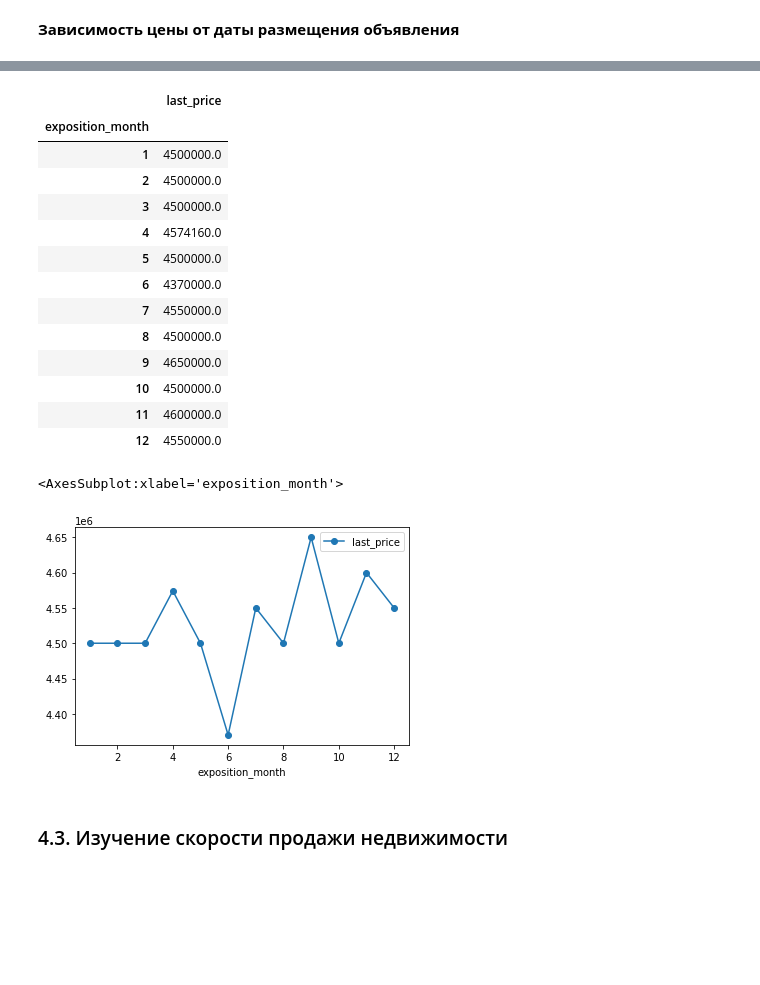
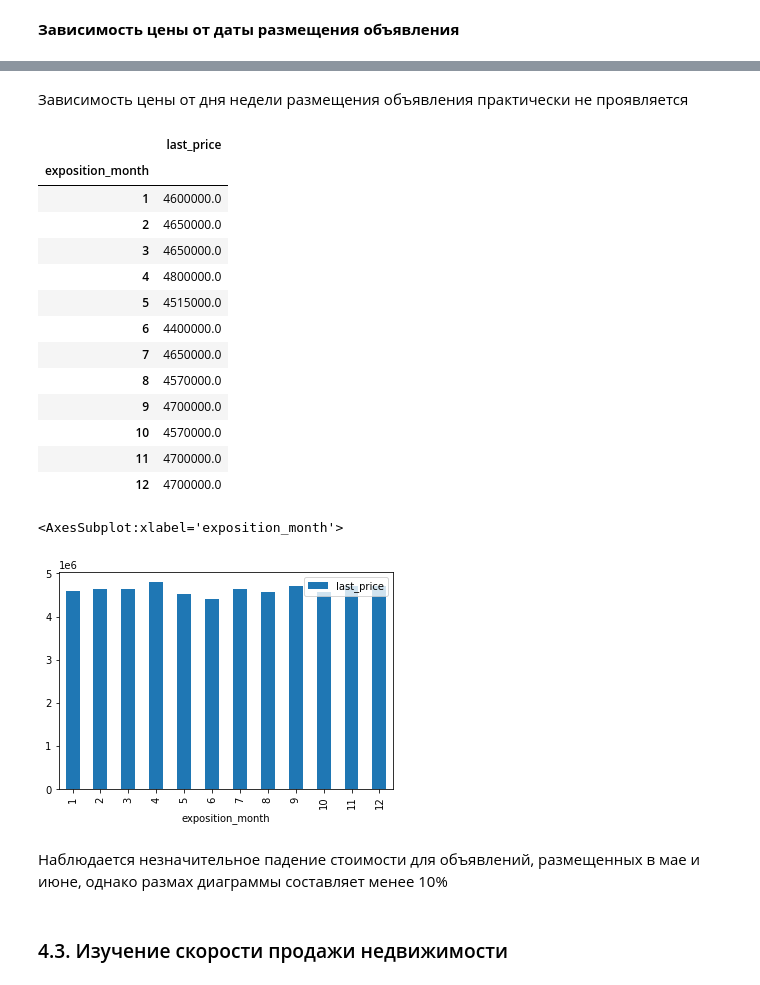
Before and after one commit to Alexman507/yandex_practicum_projects, a Jupyter notebook: real_estate/real_estate.ipynb, the cells around one changed output, grey strips where cells are left out. Cells and saved outputs as stored; diff of their text form; code cells hidden in the pictures; blank space fills up the shorter version.

```diff
--- a/real_estate/real_estate.ipynb
+++ b/real_estate/real_estate.ipynb
@@ -133,4 +125,6 @@ array([  2.7 ,    nan,   3.03,   2.5 ,   2.67,   2.56,   3.05,   2.75,
 Наблюдаются аномально высокие значения, такие как 27.0, 32.0. Вероятнее всего, реальные значения - 2.7, 3.2 соответственно.
 Все значения больше 20м заменяются на порядок меньшими.
 # %%
-df.replace(df['ceiling_height'][df['ceiling_height'] > 20], df['ceiling_height'][df['ceiling_height'] > 20]/10)
+for index in range(len(df['ceiling_height'])):
+    if df.loc[index, 'ceiling_height'] > 20:
+        df.loc[index, 'ceiling_height'] = df.loc[index, 'ceiling_height']/10
@@ -202,5 +211,6 @@ df['ponds_around3000'] = df['ponds_around3000'].astype(int)
 # %%
-df = df.dropna(subset='days_exposition').reset_index(drop=True)
+df['days_exposition'].fillna(0, inplace = True)
+df['days_exposition'] = df['days_exposition'].astype(int)
 # %% [markdown]
 **Населенный пункт**
 
@@ -343,9 +353,9 @@ df['exposition_year'] = df['first_day_exposition'].dt.year
 Добавляется столбец с типом этажа, на котором располагается квартира:
 `Первый`, `Последний` или `Другой`
 # %%
-df['floor_type'] = 'другой'
-df['floor_type'][df['floor'] == df['floors_total']] = 'последний'
-df['floor_type'][df['floor'] == 1] = 'первый'
+df.loc[:,'floor_type'] = 'другой'
+df.loc[:,'floor_type'][df.loc[:,'floor'] == df.loc[:,'floors_total']] = 'последний'
+df.loc[:,'floor_type'][df.loc[:,'floor'] == 1] = 'первый'
 # %% [output]
 A value is trying to be set on a copy of a slice from a DataFrame
 
@@ -715,28 +755,31 @@ median_price_by_exposition_weekday.plot(y='last_price',
+# %% [markdown]
+Зависимость цены от дня недели размещения объявления практически не проявляется
 # %%
 median_price_by_exposition_month = df.pivot_table(index='exposition_month', values='last_price', aggfunc='median')
 
 display(median_price_by_exposition_month)
 
 median_price_by_exposition_month.plot(y='last_price',
-                               kind = 'line',
-                               style='o-')
+                               kind = 'bar')
 # %% [output]
 |  | last_price |
 | exposition_month |  |
-| 1 | 4500000.0 |
-| 2 | 4500000.0 |
-| 3 | 4500000.0 |
-| 4 | 4574160.0 |
-| 5 | 4500000.0 |
-| 6 | 4370000.0 |
-| 7 | 4550000.0 |
-| 8 | 4500000.0 |
-| 9 | 4650000.0 |
-| 10 | 4500000.0 |
-| 11 | 4600000.0 |
-| 12 | 4550000.0 |
+| 1 | 4600000.0 |
+| 2 | 4650000.0 |
+| 3 | 4650000.0 |
+| 4 | 4800000.0 |
+| 5 | 4515000.0 |
+| 6 | 4400000.0 |
+| 7 | 4650000.0 |
+| 8 | 4570000.0 |
+| 9 | 4700000.0 |
+| 10 | 4570000.0 |
+| 11 | 4700000.0 |
+| 12 | 4700000.0 |
 <AxesSubplot:xlabel='exposition_month'>
-[figure, old version]
+[figure, new version]
+# %% [markdown]
+Наблюдается незначительное падение стоимости для объявлений, размещенных в мае и июне, однако размах диаграммы составляет менее 10%
 # %% [markdown]
 ### 4.3. Изучение скорости продажи недвижимости <a class="anchor" id="изучение_скорости"></a>
 # %%
```
Also changed, not shown: parts of 71 cells of this notebook.
